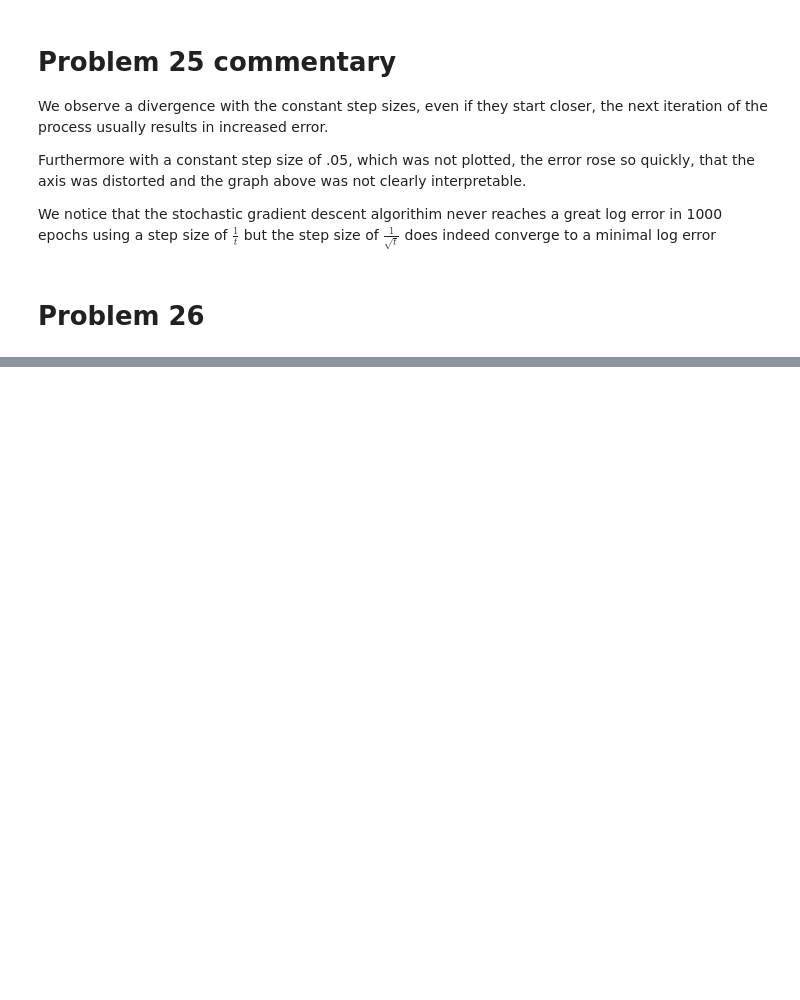
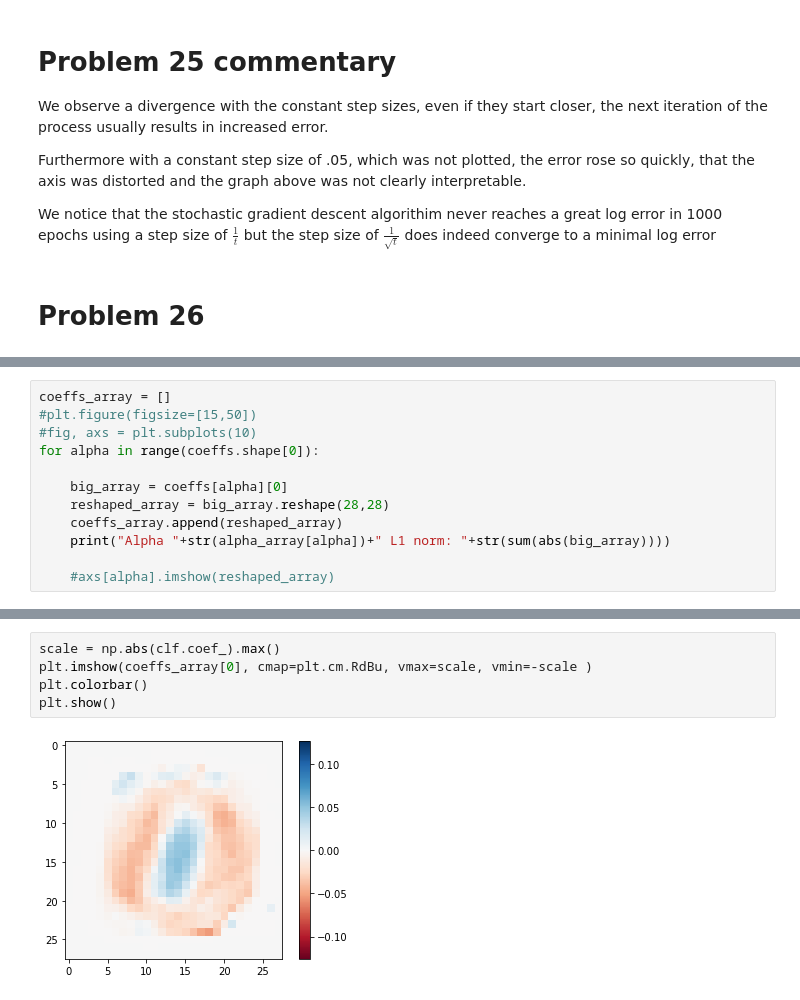
Before and after one commit to jgeorge313/Sem_2, a Jupyter notebook: DS_GA_1003/HW/hw2/skeleton_code.ipynb, the cells around one changed output, grey strips where cells are left out. Saved outputs shown, nothing was run; the diff lists cells and outputs as text; blank space fills up the shorter version.

```diff
--- a/DS_GA_1003/HW/hw2/skeleton_code.ipynb
+++ b/DS_GA_1003/HW/hw2/skeleton_code.ipynb
@@ -908,0 +1132,12 @@ $$ m = \sum_i^m y_i h_{\theta, b}(x_i))$$
+# %%
+coeffs_array = []
+#plt.figure(figsize=[15,50])
+#fig, axs = plt.subplots(10)
+for alpha in range(coeffs.shape[0]):
+
+    big_array = coeffs[alpha][0]
+    reshaped_array = big_array.reshape(28,28)
+    coeffs_array.append(reshaped_array)
+    print("Alpha "+str(alpha_array[alpha])+" L1 norm: "+str(sum(abs(big_array))))
+
+    #axs[alpha].imshow(reshaped_array)
@@ -908,0 +1155,7 @@ $$ m = \sum_i^m y_i h_{\theta, b}(x_i))$$
+# %%
+scale = np.abs(clf.coef_).max()
+plt.imshow(coeffs_array[0], cmap=plt.cm.RdBu, vmax=scale, vmin=-scale )
+plt.colorbar()
+plt.show()
+# %% [output]
+[figure, added]
```
Also changed, not shown: parts of 12 cells of this notebook.
